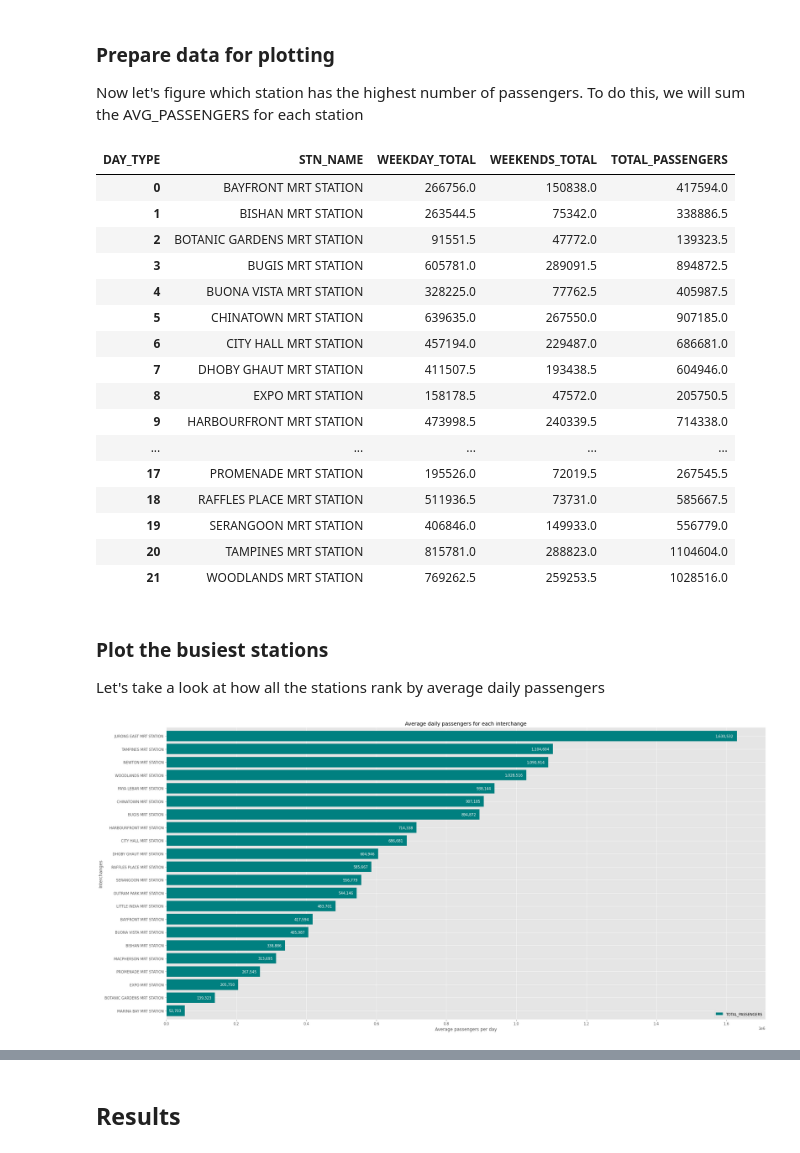
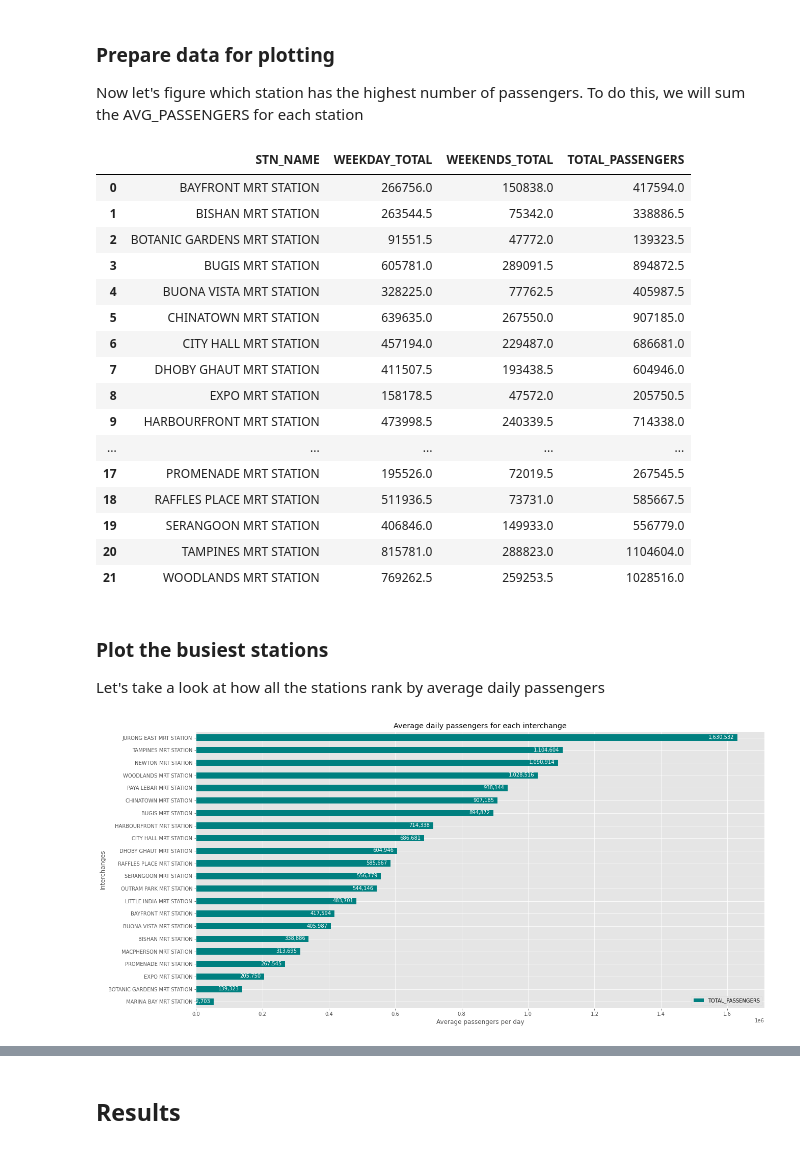
Before and after one commit to alfredtan/Coursera_Capstone, a Jupyter notebook: Week 4 Assignment/Capstone - Final Assignment.ipynb, the cells around one changed output, grey strips where cells are left out. Cells and saved outputs as stored; diff of their text form; code cells hidden in the pictures.

```diff
--- a/Week 4 Assignment/Capstone - Final Assignment.ipynb
+++ b/Week 4 Assignment/Capstone - Final Assignment.ipynb
@@ -522,19 +518,16 @@ passengers_oct2020_merged.head()
 
 Now let's figure which station has the highest number of passengers. To do this, we will sum the AVG_PASSENGERS for each station
 # %%
-passengers_plot = passengers_oct2020_merged[ ['STN_NAME', 'DAY_TYPE', 'TIME_PER_HOUR', 'AVG_PASSENGERS' ] ]
-
-# passengers_plot.set_index('STN_NAME', inplace=True)
-# passengers_plot.index.name = None
-
+passengers_plot = passengers_oct2020_merged[['STN_NAME', 'DAY_TYPE', 'TIME_PER_HOUR', 'AVG_PASSENGERS']].copy()
 passengers_plot = passengers_plot.pivot_table(
     index=['STN_NAME', 'DAY_TYPE'],
     columns='TIME_PER_HOUR',
     values='AVG_PASSENGERS'
 )
 passengers_plot['TOTAL_PASSENGERS'] = passengers_plot.sum(axis=1)
+
+passengers_plot.rename_axis(None, axis=1)
 passengers_plot.reset_index(inplace=True)
-# passengers_plot.index.name = None
 
 passengers_plot = passengers_plot[['STN_NAME', 'DAY_TYPE', 'TOTAL_PASSENGERS']]
 passengers_plot = passengers_plot.pivot_table(
@@ -545,10 +538,11 @@ passengers_plot = passengers_plot.pivot_table(
 passengers_plot.reset_index(inplace=True)
 passengers_plot.rename(columns= {'WEEKDAY': 'WEEKDAY_TOTAL', 'WEEKENDS/HOLIDAY':'WEEKENDS_TOTAL'}, inplace=True)
 passengers_plot['TOTAL_PASSENGERS'] = passengers_plot.sum(axis=1)
+passengers_plot.columns.name = None
 
 passengers_plot
 # %% [output]
-| DAY_TYPE | STN_NAME | WEEKDAY_TOTAL | WEEKENDS_TOTAL | TOTAL_PASSENGERS |
+|  | STN_NAME | WEEKDAY_TOTAL | WEEKENDS_TOTAL | TOTAL_PASSENGERS |
 | 0 | BAYFRONT MRT STATION | 266756.0 | 150838.0 | 417594.0 |
 | 1 | BISHAN MRT STATION | 263544.5 | 75342.0 | 338886.5 |
 | 2 | BOTANIC GARDENS MRT STATION | 91551.5 | 47772.0 | 139323.5 |
@@ -579,17 +573,17 @@ Let's take a look at how all the stations rank by average daily passengers
 # %%
 passengers_plot.sort_values('TOTAL_PASSENGERS', ascending=True, inplace=True)
 
-ax = passengers_plot.plot(kind='barh', figsize=(30, 15), x='STN_NAME', y='TOTAL_PASSENGERS', color='teal' , width=0.8 )
+ax = passengers_plot.plot(kind='barh', figsize=(20, 10), x='STN_NAME', y='TOTAL_PASSENGERS', color='teal' , width=0.5 )
 ax.legend( loc='lower right' )
 
 for index, value in enumerate(passengers_plot['TOTAL_PASSENGERS']):
     label = format(int(value), ',') # format int with commas
 
     plt.annotate(label, xy=(value - 10000, index - 0.10), color='white', ha='right' )
 
 plt.title('Average daily passengers for each interchange')
 plt.xlabel('Average passengers per day')
 plt.ylabel('Interchanges')
 plt.show()
 # %% [output]
-[figure, old version]
+[figure, new version]
```
Also changed, not shown: parts of 11 cells of this notebook.
